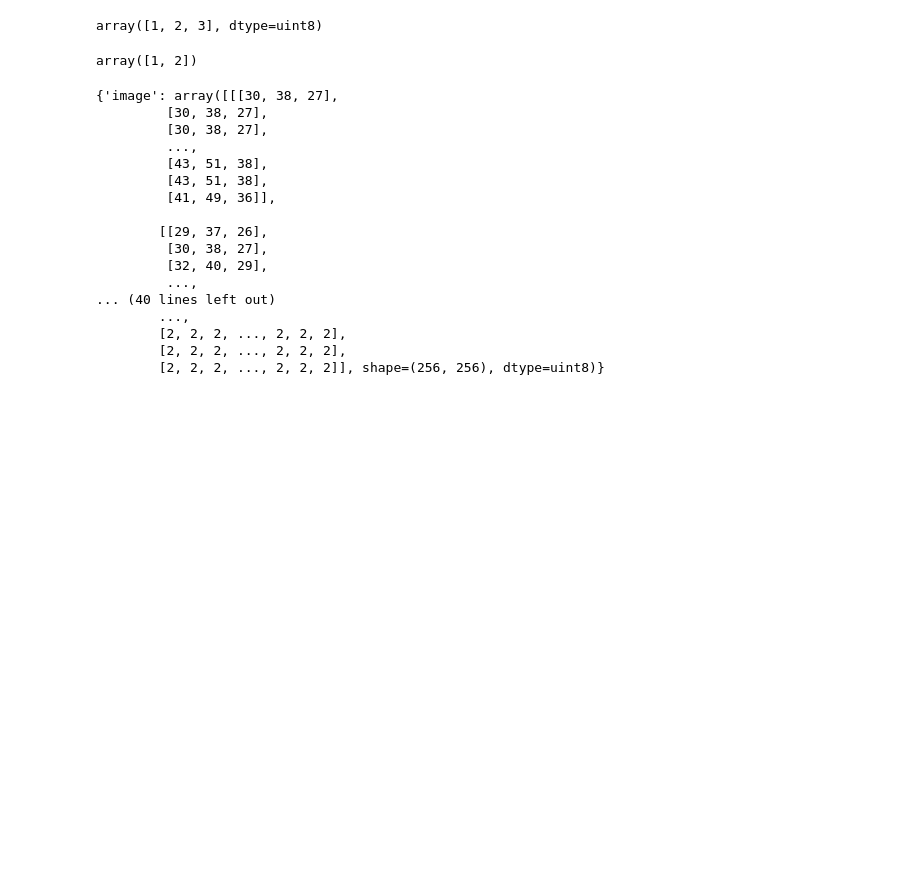
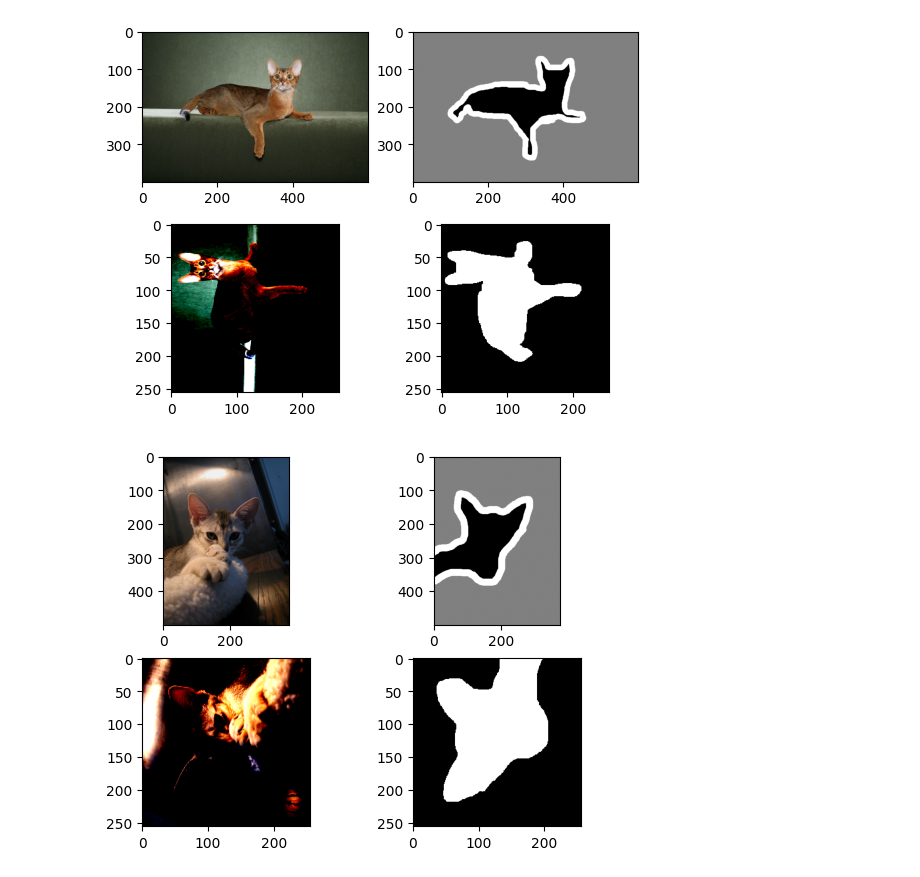
Before and after one commit to shazakam/ImageSegmentation, a Jupyter notebook: unet_test.ipynb, the cells around one changed output. Drawn from its saved outputs; the diff is of its cells as text; code cells hidden in the pictures; blank space fills up the shorter version.

Commit message:
Tested in notebook and visualised! Works!

```diff
--- a/unet_test.ipynb
+++ b/unet_test.ipynb
@@ -16,13 +10,0 @@ images[0].T.shape
-# %%
-import numpy as np
-k = masks[0]
-k = k.astype(float)
-k[(k == 1) | (k == 3)] = 1
-k = k.astype(int)
-np.unique(masks[0])
-# %% [output]
-array([1, 2, 3], dtype=uint8)
-# %%
-np.unique(k)
-# %% [output]
-array([1, 2])
@@ -31,20 +10,0 @@ t = A.Compose([A.Resize(256, 256)])
-# %%
-t(image = images[0], mask = masks[0])
-# %% [output]
-{'image': array([[[30, 38, 27],
-         [30, 38, 27],
-         [30, 38, 27],
-         ...,
-         [43, 51, 38],
-         [43, 51, 38],
-         [41, 49, 36]],
-
-        [[29, 37, 26],
-         [30, 38, 27],
-         [32, 40, 29],
-         ...,
-... (40 lines left out)
-        ...,
-        [2, 2, 2, ..., 2, 2, 2],
-        [2, 2, 2, ..., 2, 2, 2],
-        [2, 2, 2, ..., 2, 2, 2]], shape=(256, 256), dtype=uint8)}
@@ -50,0 +47,16 @@ t(image = images[0], mask = masks[0])
+# %%
+for i in range(10):
+    fig, axes = plt.subplots(2,2)
+    original_img, original_segment = input_images[i], label_images[i]
+    trans_img, trans_segment = train_dataset.__getitem__(i)
+
+    axes[0,0].imshow(original_img)
+    axes[0,1].imshow(original_segment, cmap='gray')
+
+    axes[1,0].imshow(np.clip(trans_img.T, 0, 1))
+    axes[1,1].imshow(trans_segment.T, cmap='grey')
+
+    plt.show()
+# %% [output]
+[figure, added]
+[figure, added]
```
Also changed, not shown: parts of 6 cells of this notebook, 6 other files.
